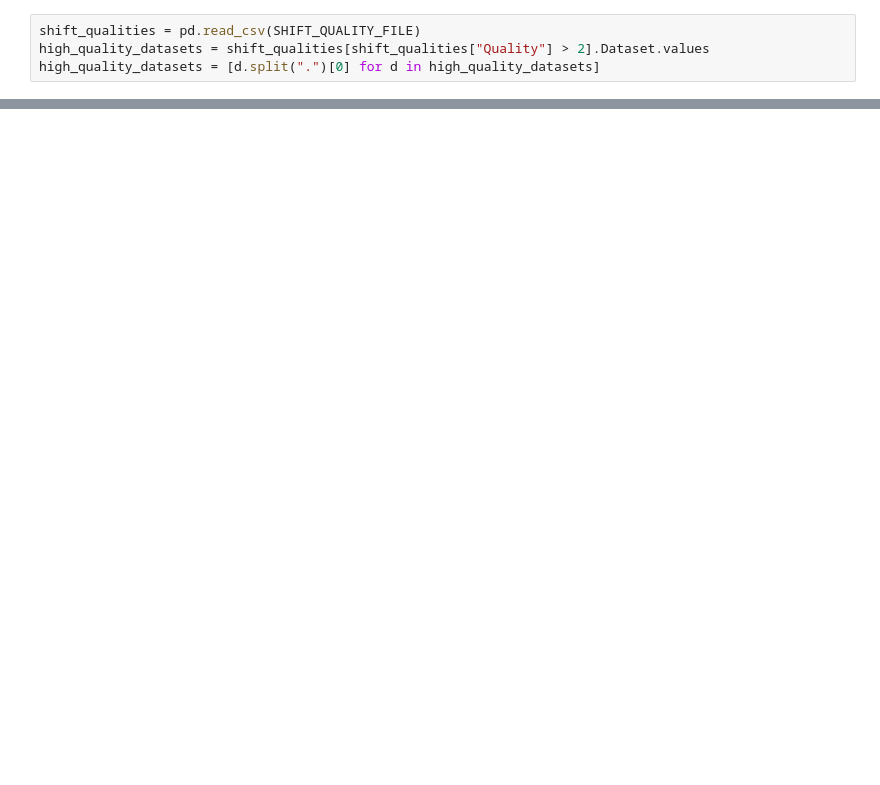
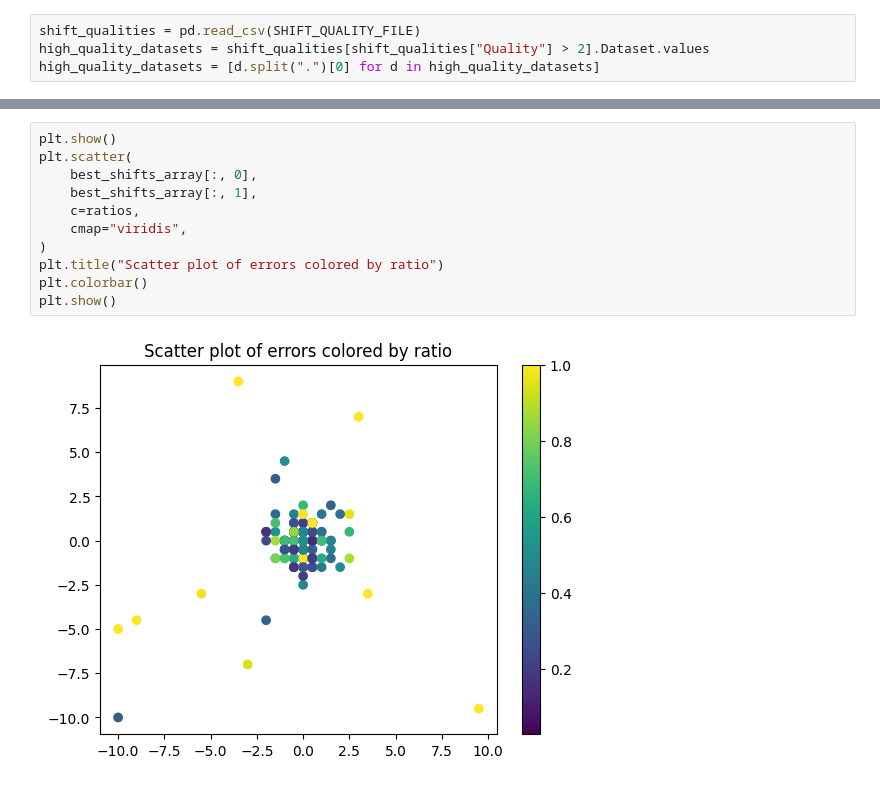
Before and after one commit to open-forest-observatory/geospatial-data-registration-toolkit, a Jupyter notebook: dev/raster_to_point_experiments.ipynb, the cells around one changed output, grey strips where cells are left out. Cells and saved outputs as stored; diff of their text form; blank space fills up the shorter version.

```diff
--- a/dev/raster_to_point_experiments.ipynb
+++ b/dev/raster_to_point_experiments.ipynb
@@ -91,0 +77,13 @@ plt.scatter(ratios, dists)
+# %%
+plt.show()
+plt.scatter(
+    best_shifts_array[:, 0],
+    best_shifts_array[:, 1],
+    c=ratios,
+    cmap="viridis",
+)
+plt.title("Scatter plot of errors colored by ratio")
+plt.colorbar()
+plt.show()
+# %% [output]
+[figure, added]
```
Also changed, not shown: parts of 5 cells of this notebook.
